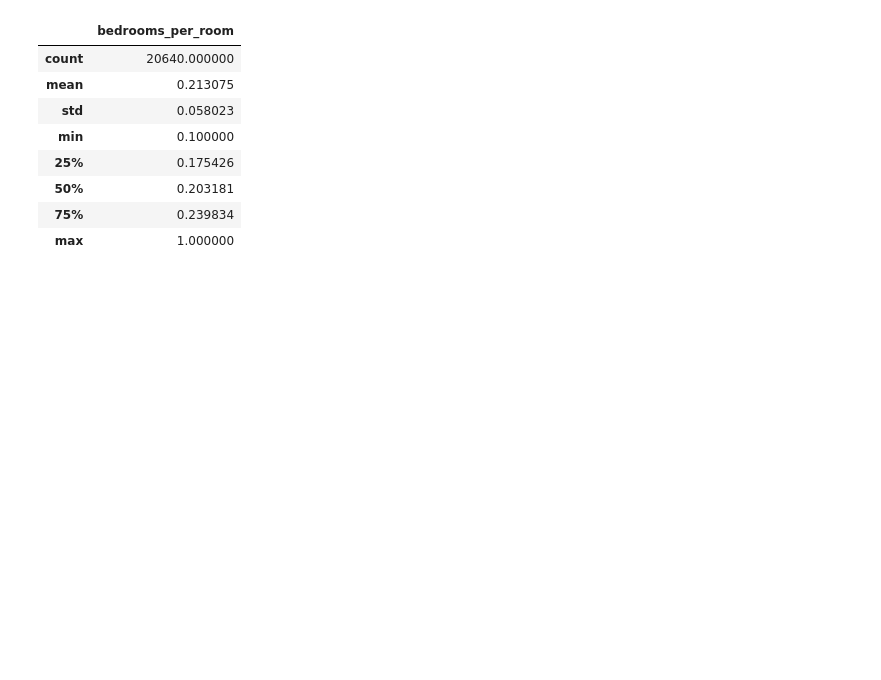
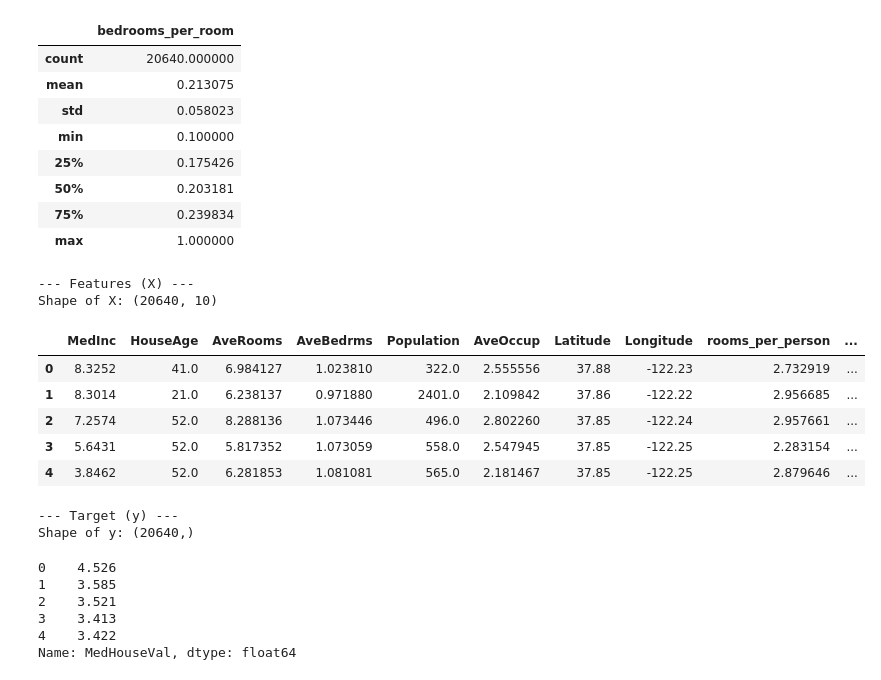
Before and after one commit to Rupesh-AI404/real-estate-price-prediction, a Jupyter notebook: real-estate-analysis.ipynb, the cells around one changed output. Saved outputs shown, nothing was run; the diff lists cells and outputs as text; code cells hidden in the pictures; blank space fills up the shorter version.

```diff
--- a/real-estate-analysis.ipynb
+++ b/real-estate-analysis.ipynb
@@ -485,3 +485,43 @@ Statistical summary of the new 'bedrooms_per_room' feature:
 | 50% | 0.203181 |
 | 75% | 0.239834 |
 | max | 1.000000 |
+# %%
+# Create the DataFrame of features (X) by dropping the target column.
+# The .drop() method is used here.
+# - 'MedHouseVal': The name of the column we want to remove.
+# - axis=1: This is a crucial argument. It tells pandas to drop a COLUMN.
+#           If you were to use axis=0, it would try to drop a row with the index 'MedHouseVal', which doesn't exist.
+X = housing_df_imputed.drop('MedHouseVal', axis=1)
+
+# Create the Series of the target variable (y) by selecting only that column.
+# Standard bracket notation is the clearest way to select a single column.
+y = housing_df_imputed['MedHouseVal']
+
+# --- Verification Step ---
+# It's always a good practice to check the results of your operations.
+# Let's look at the first few rows and the shape of our new variables.
+
+print("--- Features (X) ---")
+print("Shape of X:", X.shape)
+display(X.head())
+
+print("\n--- Target (y) ---")
+print("Shape of y:", y.shape)
+display(y.head())
+# %% [output]
+--- Features (X) ---
+Shape of X: (20640, 10)
+|  | MedInc | HouseAge | AveRooms | AveBedrms | Population | AveOccup | Latitude | Longitude | rooms_per_person | ... |
+| 0 | 8.3252 | 41.0 | 6.984127 | 1.023810 | 322.0 | 2.555556 | 37.88 | -122.23 | 2.732919 | ... |
+| 1 | 8.3014 | 21.0 | 6.238137 | 0.971880 | 2401.0 | 2.109842 | 37.86 | -122.22 | 2.956685 | ... |
+| 2 | 7.2574 | 52.0 | 8.288136 | 1.073446 | 496.0 | 2.802260 | 37.85 | -122.24 | 2.957661 | ... |
+| 3 | 5.6431 | 52.0 | 5.817352 | 1.073059 | 558.0 | 2.547945 | 37.85 | -122.25 | 2.283154 | ... |
+| 4 | 3.8462 | 52.0 | 6.281853 | 1.081081 | 565.0 | 2.181467 | 37.85 | -122.25 | 2.879646 | ... |
+--- Target (y) ---
+Shape of y: (20640,)
+0    4.526
+1    3.585
+2    3.521
+3    3.413
+4    3.422
+Name: MedHouseVal, dtype: float64
```
Also changed, not shown: parts of 4 cells of this notebook.
